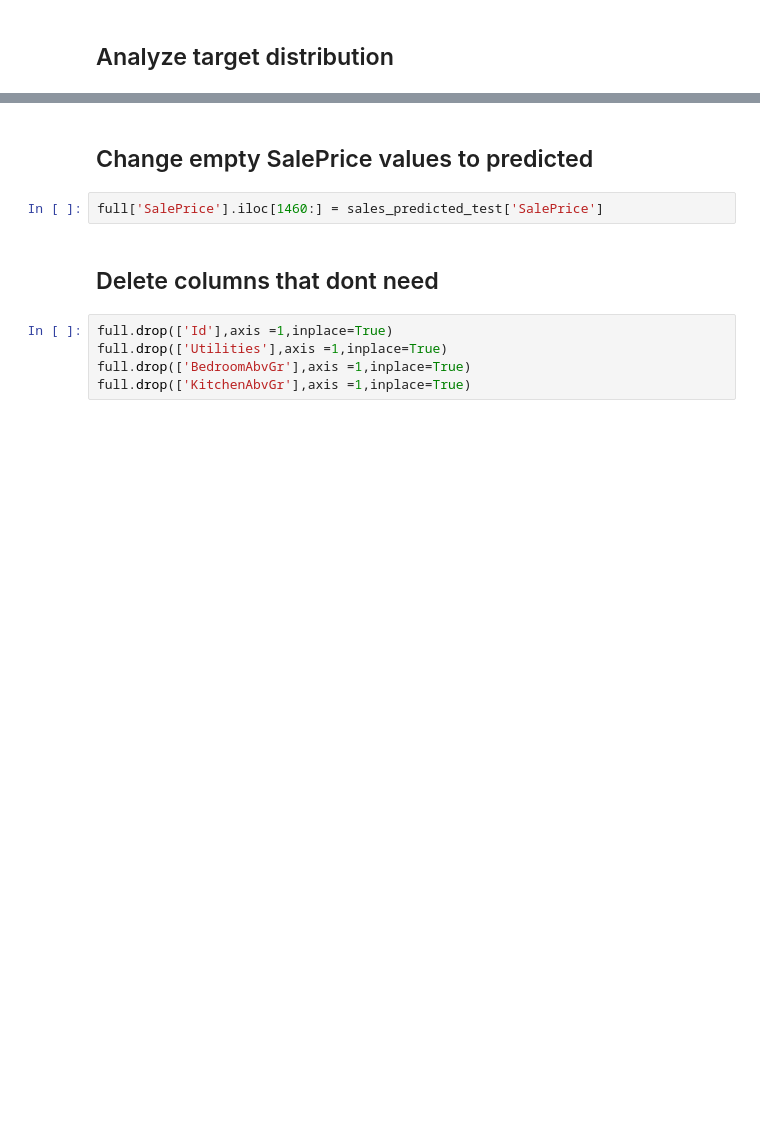
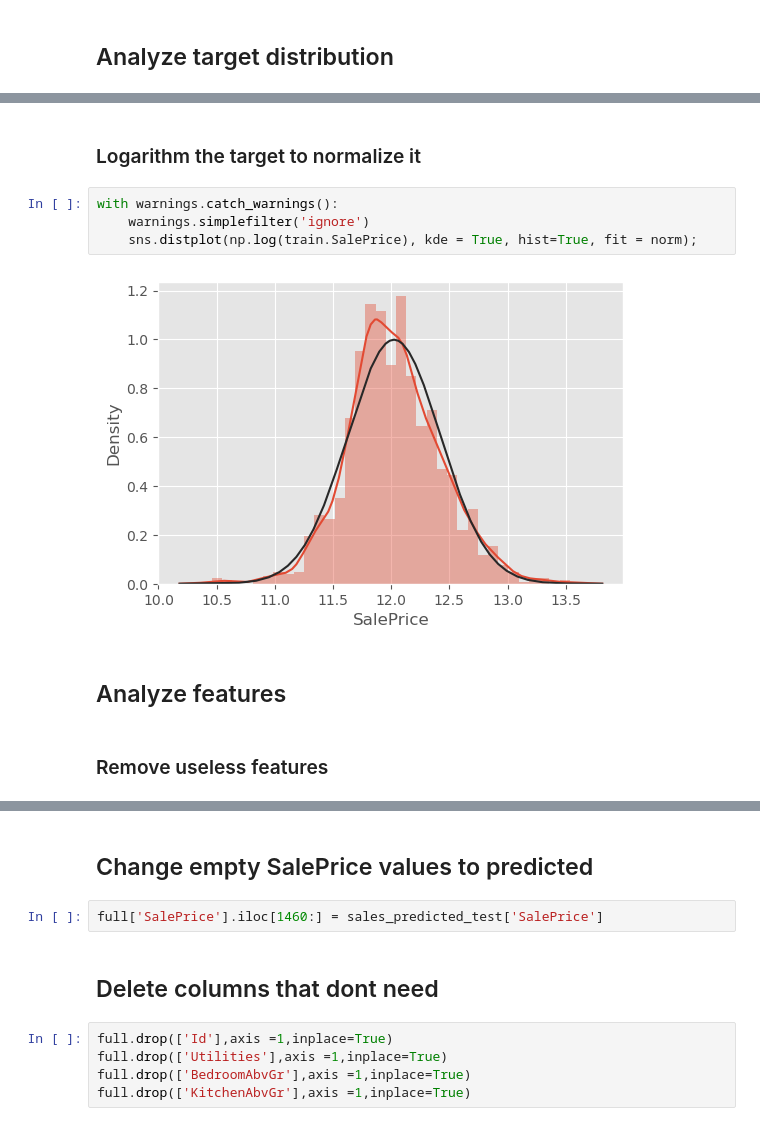
Before and after one commit to raulgad/House_Prices, a Jupyter notebook: House Prices.ipynb, the cells around one changed output, grey strips where cells are left out. Saved outputs shown, nothing was run; the diff lists cells and outputs as text; blank space fills up the shorter version.

Commit message:
Pretrain for fill target

```diff
--- a/House Prices.ipynb
+++ b/House Prices.ipynb
@@ -69,2 +65,14 @@ with warnings.catch_warnings():
 # %% [output]
 [figure]
+# %% [markdown]
+### Logarithm the target to normalize it
+# %%
+with warnings.catch_warnings():
+    warnings.simplefilter('ignore')
+    sns.distplot(np.log(train.SalePrice), kde = True, hist=True, fit = norm);
+# %% [output]
+[figure, added]
+# %% [markdown]
+## Analyze features
+# %% [markdown]
+### Remove useless features
```
Also changed, not shown: parts of 18 cells of this notebook.
